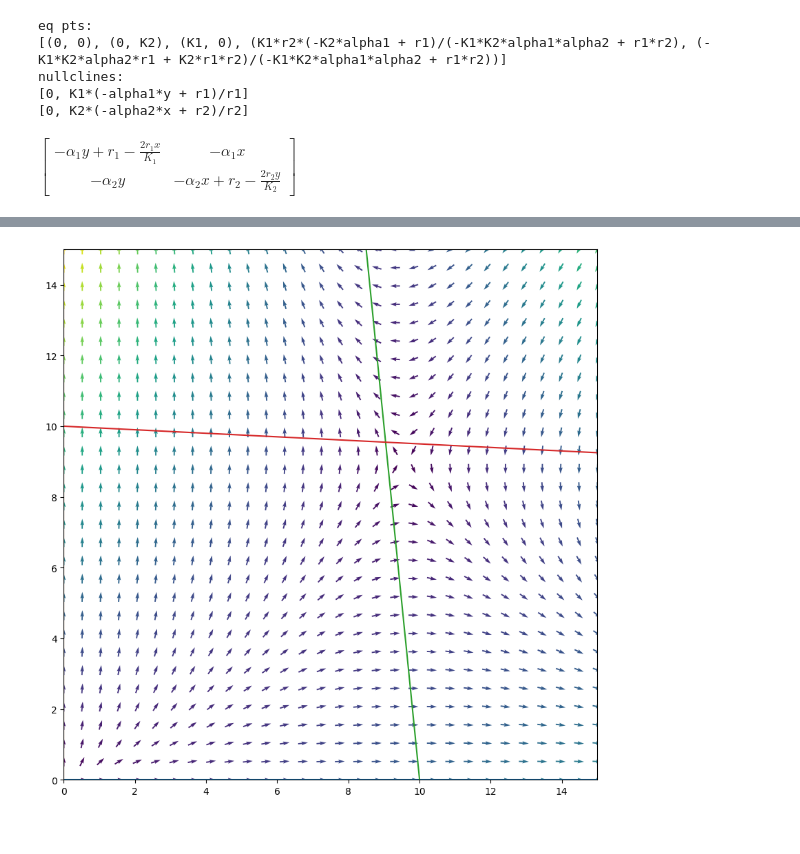
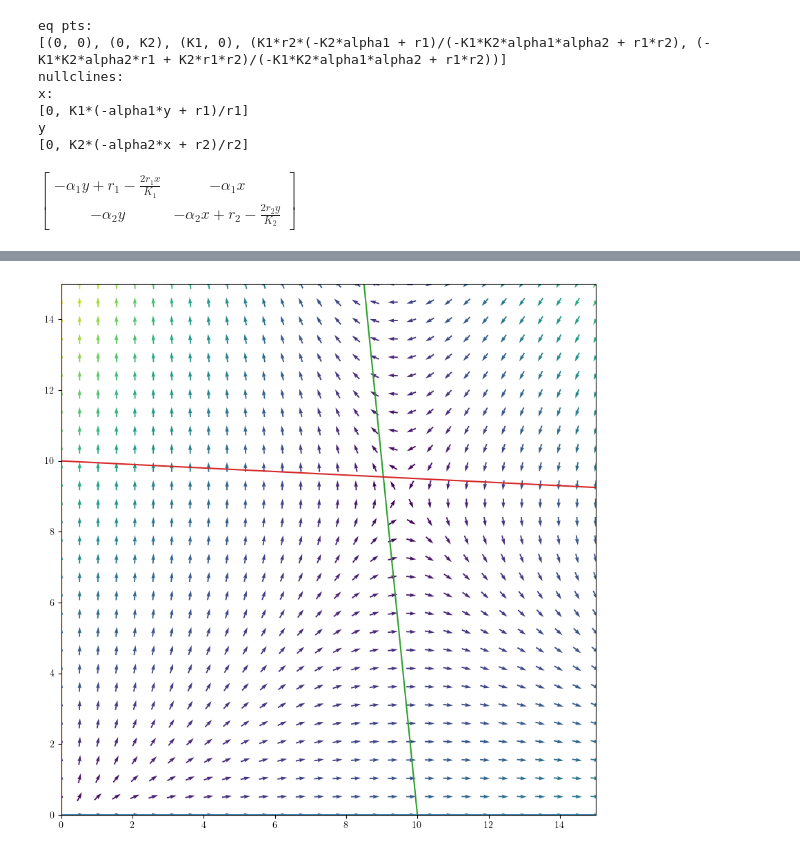
Before and after one commit to ufotermiten/MVE162, a Jupyter notebook: Assignment1.ipynb, the cells around one changed output, grey strips where cells are left out. Saved outputs shown, nothing was run; the diff lists cells and outputs as text; code cells hidden in the pictures.

```diff
--- a/Assignment1.ipynb
+++ b/Assignment1.ipynb
@@ -5,20 +82,20 @@ import numpy as np
 # %%
-alpha1, alpha2, r1, r2, K1, K2, x, y = symbols("alpha1 alpha2 r1 r2 K1 K2 x y")
+alpha1, alpha2, r1, r2, K1, K2, x_range, y = symbols("alpha1 alpha2 r1 r2 K1 K2 x y")
 
 
 def xp():
-    return r1 * x * (1 - x / K1) - alpha1 * x * y
+    return r1 * x_range * (1 - x_range / K1) - alpha1 * x_range * y
 
 
 def yp():
-    return r2 * y * (1 - y / K2) - alpha2 * x * y
+    return r2 * y * (1 - y / K2) - alpha2 * x_range * y
 
 
 def find_J():
     return Matrix(
         [
-            [simplify(diff(xp(), x)), simplify(diff(xp(), y))],
-            [simplify(diff(yp(), x)), simplify(diff(yp(), y))],
+            [simplify(diff(xp(), x_range)), simplify(diff(xp(), y))],
+            [simplify(diff(yp(), x_range)), simplify(diff(yp(), y))],
         ]
     )
 
@@ -27,22 +104,33 @@ print("eq pts:")
 print(
     solve(
         [
-            r1 * x * (1 - x / K1) - alpha1 * x * y,
-            r2 * y * (1 - y / K2) - alpha2 * x * y,
+            r1 * x_range * (1 - x_range / K1) - alpha1 * x_range * y,
+            r2 * y * (1 - y / K2) - alpha2 * x_range * y,
         ],
-        [x, y],
+        [x_range, y],
     )
 )
 
 print("nullclines:")
-print(solve(xp(), [x]))
+print("x:")
+print(solve(xp(), [x_range]))
+print("y")
 print(solve(yp(), [y]))
+solve(
+    [
+        r1 * x_range * (1 - x_range / K1) - alpha1 * x_range * y,
+        r2 * y * (1 - y / K2) - alpha2 * x_range * y,
+    ],
+    [x_range, y],
+)[3][0]
 find_J()
 # %% [output]
 eq pts:
 [(0, 0), (0, K2), (K1, 0), (K1*r2*(-K2*alpha1 + r1)/(-K1*K2*alpha1*alpha2 + r1*r2), (-K1*K2*alpha2*r1 + K2*r1*r2)/(-K1*K2*alpha1*alpha2 + r1*r2))]
 nullclines:
+x:
 [0, K1*(-alpha1*y + r1)/r1]
+y
 [0, K2*(-alpha2*x + r2)/r2]
 $\displaystyle \left[\begin{matrix}- \alpha_{1} y + r_{1} - \frac{2 r_{1} x}{K_{1}} & - \alpha_{1} x\\- \alpha_{2} y & - \alpha_{2} x + r_{2} - \frac{2 r_{2} y}{K_{2}}\end{matrix}\right]$
 # %%
@@ -68,38 +156,38 @@ solve(lam**2 - Tr * lam + det, lam)[1]
 $\displaystyle \frac{- r_{1} \left(K_{1} K_{2} \alpha_{2}^{2} + K_{2} \alpha_{1} r_{2} - K_{2} \alpha_{2} r_{2} - r_{1} r_{2}\right) + \sqrt{r_{1} \cdot \left(4 K_{1}^{2} K_{2}^{2} \alpha_{1}^{2} \alpha_{2}^{2} r_{2} + K_{1}^{2} K_{2}^{2} \alpha_{2}^{4} r_{1} - 4 K_{1}^{2} K_{2} \alpha_{1} \alpha_{2}^{2} r_{1} r_{2} - 4 K_{1} K_{2}^{2} \alpha_{1}^{2} \alpha_{2} r_{2}^{2} + 2 K_{1} K_{2}^{2} \alpha_{1} \alpha_{2}^{2} r_{1} r_{2} - 2 K_{1} K_{2}^{2} \alpha_{2}^{3} r_{1} r_{2} - 2 K_{1} K_{2} \alpha_{2}^{2} r_{1}^{2} r_{2} + 4 K_{1} \alpha_{2} r_{1}^{2} r_{2}^{2} + K_{2}^{2} \alpha_{1}^{2} r_{1} r_{2}^{2} - 2 K_{2}^{2} \alpha_{1} \alpha_{2} r_{1} r_{2}^{2} + K_{2}^{2} \alpha_{2}^{2} r_{1} r_{2}^{2} - 2 K_{2} \alpha_{1} r_{1}^{2} r_{2}^{2} + 4 K_{2} \alpha_{1} r_{1} r_{2}^{3} + 2 K_{2} \alpha_{2} r_{1}^{2} r_{2}^{2} + r_{1}^{3} r_{2}^{2} - 4 r_{1}^{2} r_{2}^{3}\right)}}{2 \left(K_{1} K_{2} \alpha_{1} \alpha_{2} - r_{1} r_{2}\right)}$
 # %%
 xlim, ylim = 15, 15
-x = np.linspace(0, xlim, 30)
+x_range = np.linspace(0, xlim, 30)
 y = np.linspace(0, ylim, 30)
-X, Y = np.meshgrid(x, y)
+X, Y = np.meshgrid(x_range, y)
 K1, K2 = 100, 200
 alpha1, alpha2 = 0.1, 0.2
 r1, r2 = 1, 2
 
 
 def derivatives(X, Y):
     x, y = X, Y
     return np.array(
         [
             r1 * x * (1 - x / K1) - alpha1 * x * y,
             r2 * y * (1 - y / K2) - alpha2 * x * y,
         ]
     )
 
 
 dX, dY = derivatives(X, Y)
 
 M = np.sqrt(dX**2 + dY**2)
 dX /= M
 dY /= M
 M[M == 0] = 1
 plt.figure().set_size_inches(10, 10)
 plt.quiver(X, Y, dX, dY, M, pivot="mid")
 plt.xlim(0, xlim)
 plt.ylim(0, ylim)
-plt.plot(x, 0 * y)
-plt.plot(0 * x, y)
-plt.plot(x, K1 * (-alpha1 * y + r1) / r1)
-plt.plot(K2 * (-alpha2 * x + r2) / r2, y)
+plt.plot(x_range, 0 * y)
+plt.plot(0 * x_range, y)
+plt.plot(x_range, K1 * (-alpha1 * y + r1) / r1)
+plt.plot(K2 * (-alpha2 * x_range + r2) / r2, y)
 plt.show()
 # %% [output]
-[figure, old version]
+[figure, new version]
```
Also changed, not shown: parts of 5 cells of this notebook, 1 other file.
